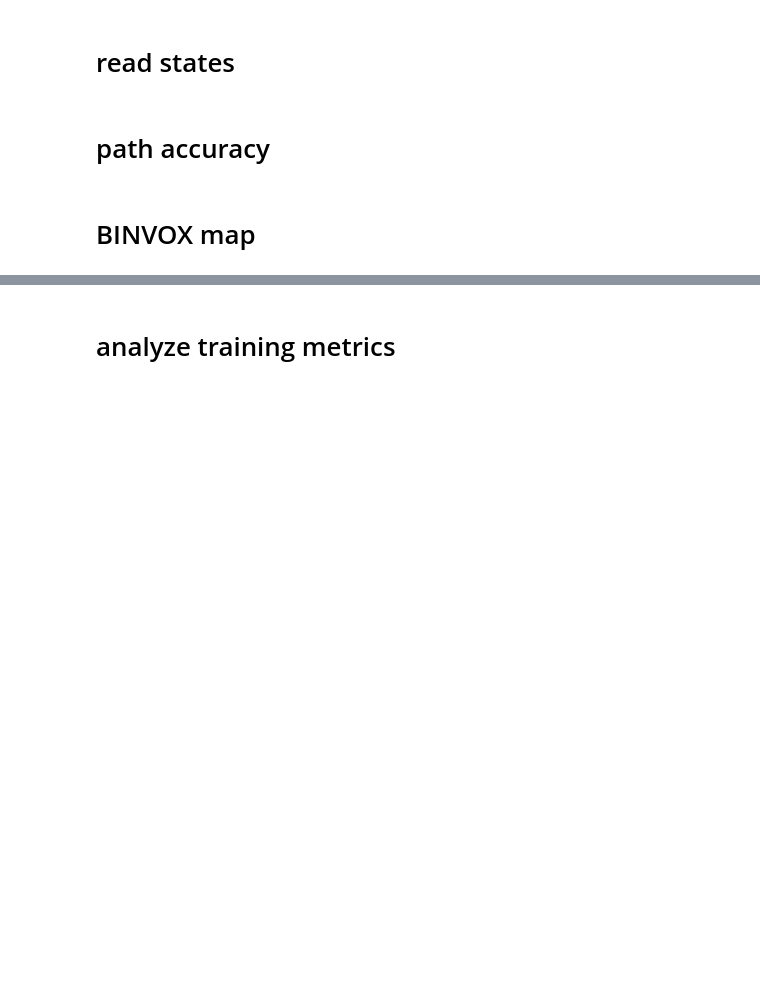
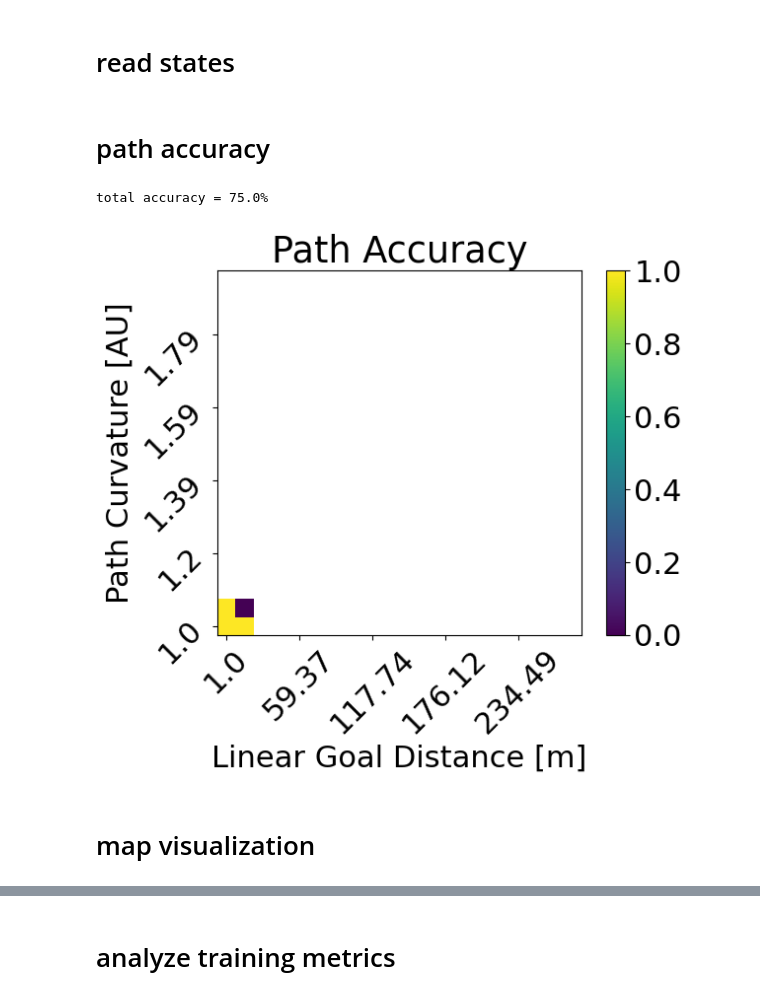
Before and after one commit to WreckItTim/rl_drone, a Jupyter notebook: notebook_eval.ipynb, the cells around one changed output, grey strips where cells are left out. Saved outputs shown, nothing was run; the diff lists cells and outputs as text; code cells hidden in the pictures; blank space fills up the shorter version.

Commit message:
multi & roofs & paths

```diff
--- a/notebook_eval.ipynb
+++ b/notebook_eval.ipynb
@@ -115,33 +149,36 @@ total_map = np.zeros([len(linearity_bounds), len(nonlinearity_bounds)]).astype(f
 def get_bin(linearity, nonlinearity):
     for i in range(len(linearity_bounds)-1):
         if linearity < linearity_bounds[i+1]:
             for j in range(len(nonlinearity_bounds)-1):
                 if nonlinearity < nonlinearity_bounds[j+1]:
                     return i, j
-for idx, path_idx in enumerate(path_idxs[:4]):
+for idx, path_idx in enumerate(path_idxs):
     path = astar_paths['paths'][path_idx]
     #linearity = astar_paths['linearitys'][path_idx]
     #nonlinearity = astar_paths['nonlinearitys'][path_idx]
     linearity = np.linalg.norm(path[-1]-path[0])
     travel_distance = np.sum([np.linalg.norm(path[i+1]-path[i]) for i in range(len(path)-1)])
     nonlinearity = travel_distance/linearity
     goal = goals[idx]
     i, j = get_bin(linearity, nonlinearity)
     goal_map[i, j] += goal
     total_map[i, j] += 1
 goal_map[total_map <= 0] = np.nan
 total_map[total_map <= 0] = np.nan
 acc_map = goal_map / total_map
 fig, ax = plt.subplots()
 cbar = ax.imshow(acc_map.T, origin='lower')
 fig.colorbar(cbar)
 plt.title('Path Accuracy')
 delta = 4
 ax.set_xticks([i for i in range(0, len(linearity_bounds), delta)], [np.round(linearity_bounds[i],2) for i in range(0, len(linearity_bounds), delta)], rotation=45)
 ax.set_yticks([i for i in range(0, len(nonlinearity_bounds), delta)], [np.round(nonlinearity_bounds[i],2) for i in range(0, len(nonlinearity_bounds), delta)], rotation=45)
 plt.xlabel('Linear Goal Distance [m]')
 plt.xlabel('Linear Goal Distance [m]')
 plt.ylabel('Path Curvature [AU]')
 plt.show()
+# %% [output]
+total accuracy = 75.0%
+[figure, added]
 # %% [markdown]
-# BINVOX map
+# map visualization
```
Also changed, not shown: parts of 9 cells of this notebook, 14 other files.
